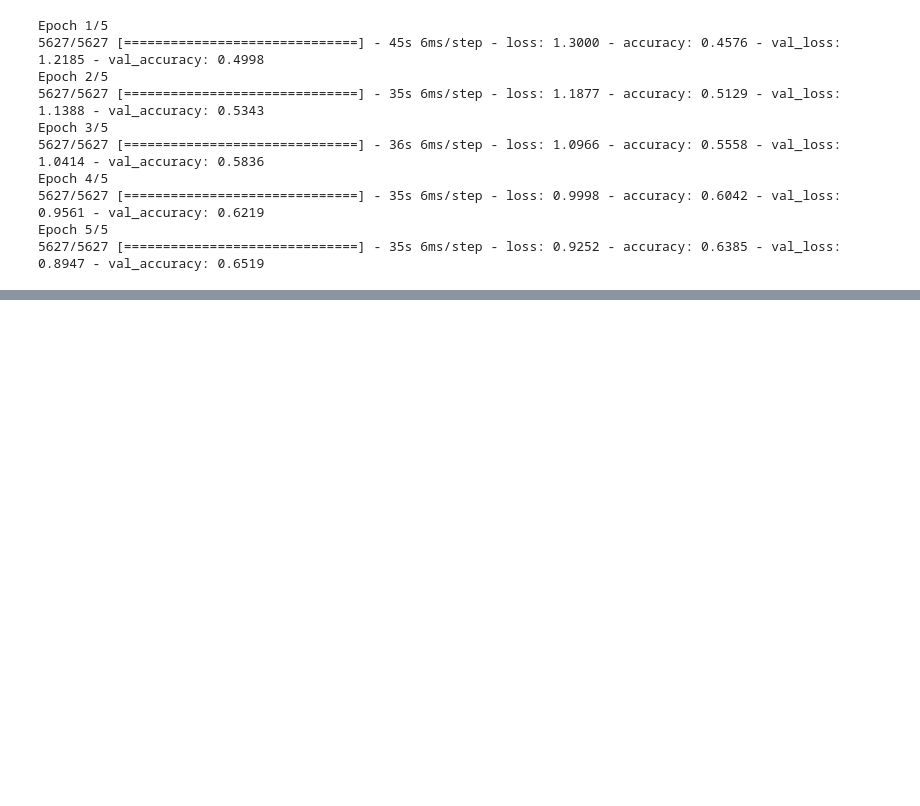
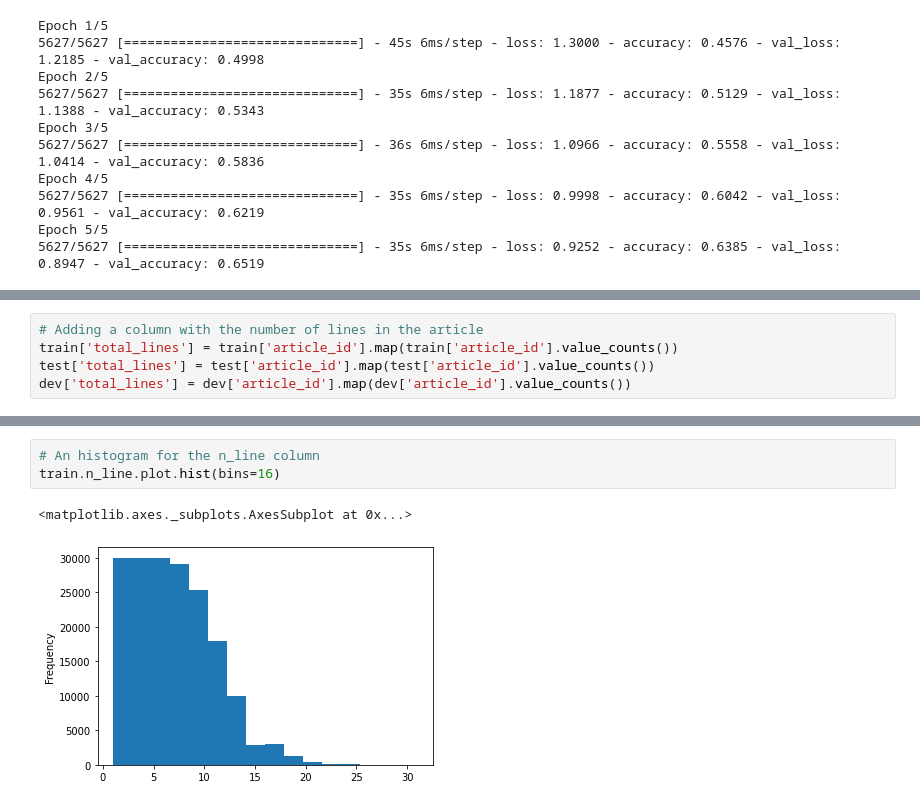
Before and after one commit to nicolasvazquez95/Aprendiendo_DeepLearning, a Jupyter notebook: projects/02_SkimLit_NLP.ipynb, the cells around one changed output, grey strips where cells are left out. Cells and saved outputs as stored; diff of their text form; blank space fills up the shorter version.

```diff
--- a/projects/02_SkimLit_NLP.ipynb
+++ b/projects/02_SkimLit_NLP.ipynb
@@ -512,0 +618,5 @@ Epoch 5/5
+# %%
+# Adding a column with the number of lines in the article
+train['total_lines'] = train['article_id'].map(train['article_id'].value_counts())
+test['total_lines'] = test['article_id'].map(test['article_id'].value_counts())
+dev['total_lines'] = dev['article_id'].map(dev['article_id'].value_counts())
@@ -512,0 +632,6 @@ Epoch 5/5
+# %%
+# An histogram for the n_line column
+train.n_line.plot.hist(bins=16)
+# %% [output]
+<matplotlib.axes._subplots.AxesSubplot at 0x...>
+[figure, added]
```
Also changed, not shown: parts of 27 cells of this notebook.
